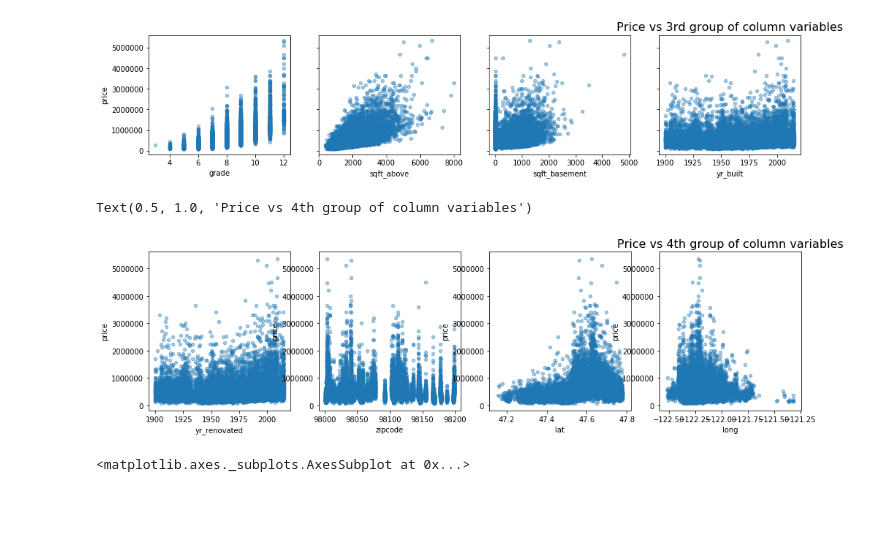
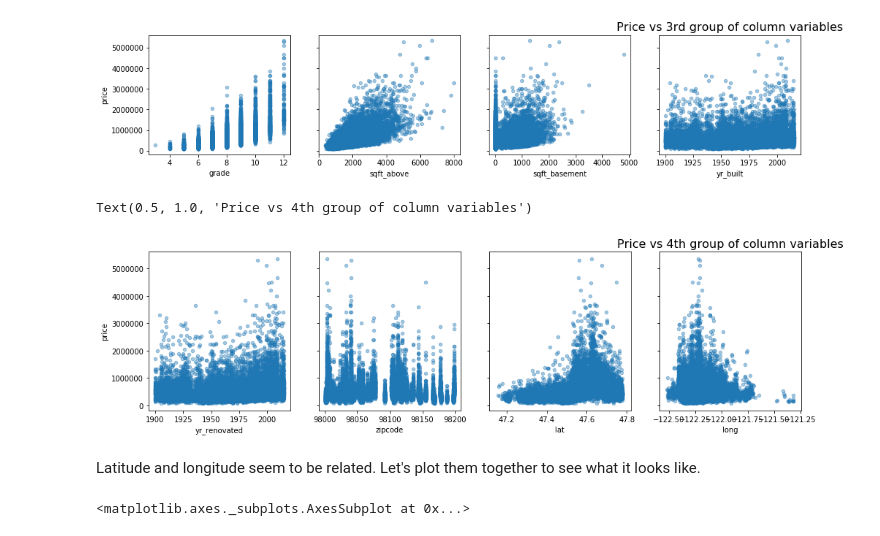
Before and after one commit to Cheffrey2000/Real-Estate-Price_Prediction, a Jupyter notebook: Jeffrey Hinkle KC Housing Data Analysis.ipynb, the cells around one changed output. Saved outputs shown, nothing was run; the diff lists cells and outputs as text; code cells hidden in the pictures; blank space fills up the shorter version.

```diff
--- a/Jeffrey Hinkle KC Housing Data Analysis.ipynb
+++ b/Jeffrey Hinkle KC Housing Data Analysis.ipynb
@@ -296,10 +304,12 @@ Text(0.5, 1.0, 'Price vs 3rd group of column variables')
 # %%
 fig, axes = plt.subplots(nrows=1, ncols=4, figsize=(16,4))
 for xcol, ax in zip(list(dff_working)[14:18], axes):
-                    dff_working.plot(kind='scatter', x=xcol, y='price', ax=ax, alpha=.4)
+                    dff_working.plot(kind='scatter', x=xcol, y='price', ax=ax, alpha=.4, sharey=True)
 
 plt.title('Price vs 4th group of column variables', fontsize = 16)
 # %% [output]
 Text(0.5, 1.0, 'Price vs 4th group of column variables')
-[figure, old version]
+[figure, new version]
+# %% [markdown]
+Latitude and longitude seem to be related.  Let's plot them together to see what it looks like.
 # %%
```
Also changed, not shown: parts of 32 cells of this notebook.
